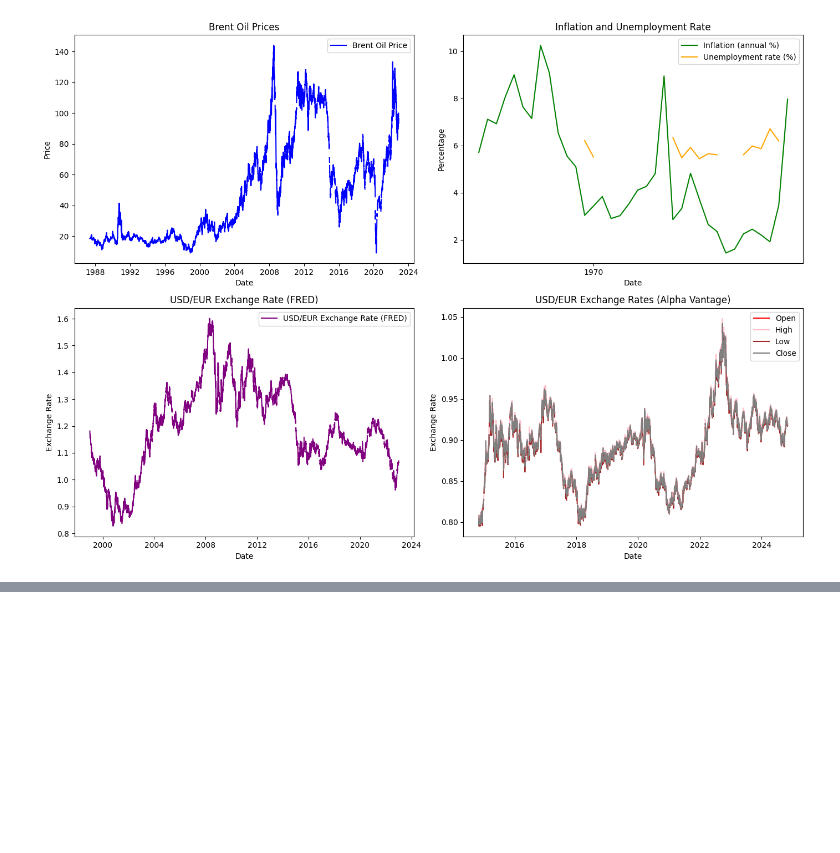
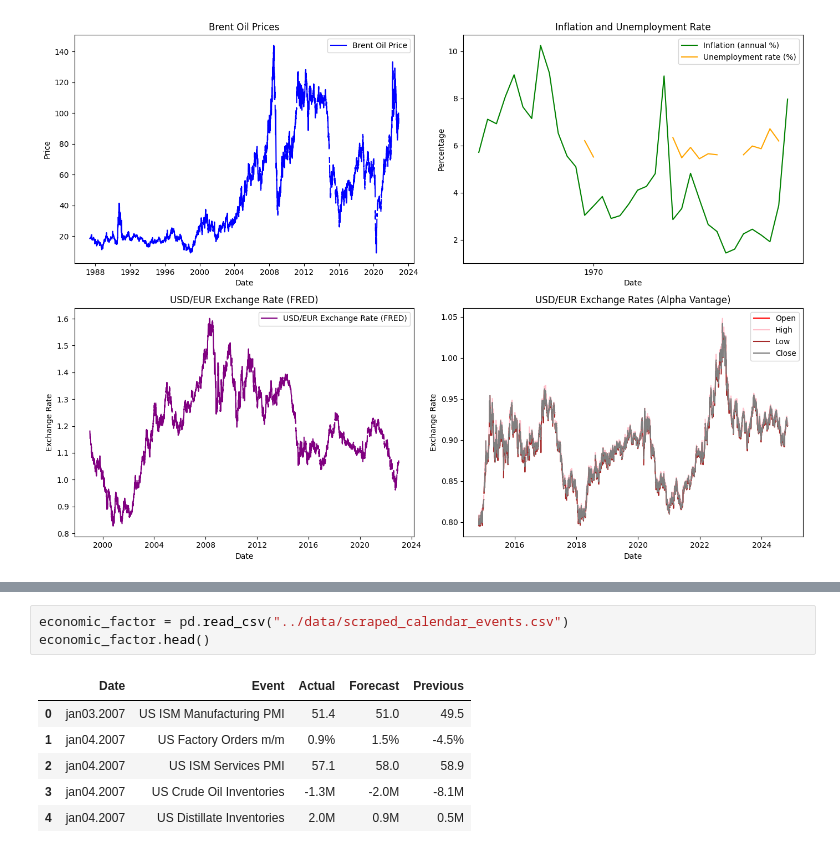
Before and after one commit to Getachew0557/CrudOilPriceForcasting, a Jupyter notebook: notebooks/Factors_Influencing_Oil_Price.ipynb, the cells around one changed output, grey strips where cells are left out. Drawn from its saved outputs; the diff is of its cells as text; blank space fills up the shorter version.

```diff
--- a/notebooks/Factors_Influencing_Oil_Price.ipynb
+++ b/notebooks/Factors_Influencing_Oil_Price.ipynb
@@ -346,0 +365,10 @@ finally:
+# %%
+economic_factor = pd.read_csv("../data/scraped_calendar_events.csv")
+economic_factor.head()
+# %% [output]
+|  | Date | Event | Actual | Forecast | Previous |
+| 0 | jan03.2007 | US ISM Manufacturing PMI | 51.4 | 51.0 | 49.5 |
+| 1 | jan04.2007 | US Factory Orders m/m | 0.9% | 1.5% | -4.5% |
+| 2 | jan04.2007 | US ISM Services PMI | 57.1 | 58.0 | 58.9 |
+| 3 | jan04.2007 | US Crude Oil Inventories | -1.3M | -2.0M | -8.1M |
+| 4 | jan04.2007 | US Distillate Inventories | 2.0M | 0.9M | 0.5M |
```
Also changed, not shown: parts of 4 cells of this notebook, 4 other files.
